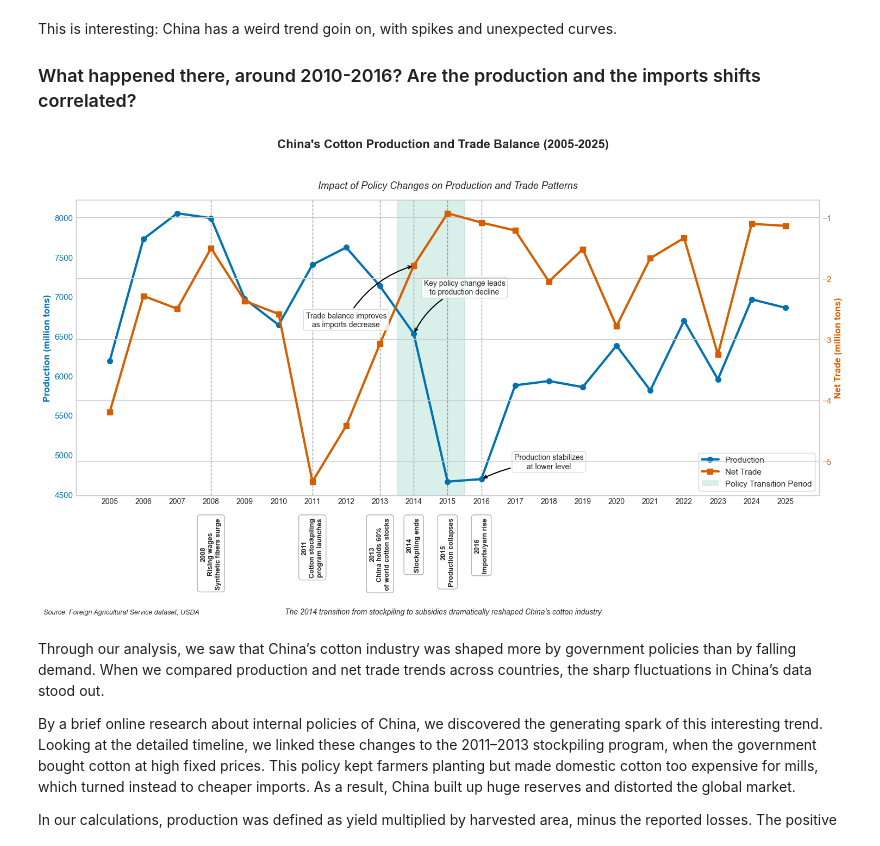
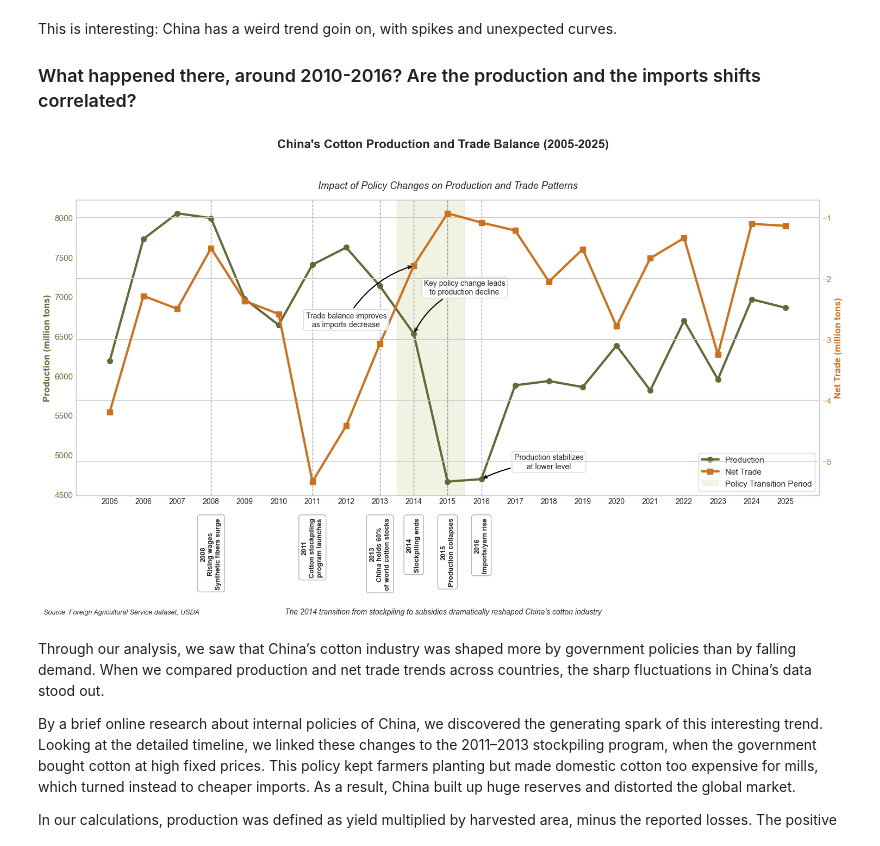
Before and after one commit to GorlemZ/sci-vis, a Jupyter notebook: production/CottonMarket.ipynb, the cells around one changed output. Drawn from its saved outputs; the diff is of its cells as text; code cells hidden in the pictures.

```diff
--- a/production/CottonMarket.ipynb
+++ b/production/CottonMarket.ipynb
@@ -151,9 +159,9 @@ y_range = max_y1 - min_y1
 fig, ax1 = plt.subplots(figsize=(15, 9))
 
 # accessible palette
-prod_color = '#0072B2'
-trade_color = '#D55E00'
-highlight_color = '#009E73'
+prod_color = '#606c38'
+trade_color = '#ca721f'
+highlight_color = '#A0B046'
 annotation_color = '#000000'
 
 # axis 1 = production, blue
@@ -235,39 +243,34 @@ ax1.annotate('Production stabilizes\nat lower level',
             arrowprops=dict(arrowstyle='->', color=annotation_color, lw=1.5,
                            connectionstyle="arc3,rad=.1"),
             fontsize=10, ha='center', bbox=dict(facecolor='white', alpha=0.8,
                                              edgecolor='lightgray', boxstyle='round,pad=0.3'))
 
 # remove visible grid, here is just confusing
 ax1.grid(False, axis='y')
 ax1.grid(False, axis='x')
 
 # legend
 lines = line1 + line2 + [plt.Rectangle((0,0), 1, 1, fc=highlight_color, alpha=0.15)]
 labels = ['Production', 'Net Trade', 'Policy Transition Period']
 legend = ax1.legend(lines, labels, loc='lower right', fontsize=11, frameon=True,
                    framealpha=0.95, edgecolor='lightgray')
 
 # title and subtitle
 plt.suptitle("China's Cotton Production and Trade Balance (2005-2025)",
           fontsize=16, y=0.98, fontweight='bold')
 plt.title("Impact of Policy Changes on Production and Trade Patterns",
           fontsize=13, style='italic', pad=15)
 
-# Data source citation
 fig.text(0.01, 0.01, "Source: Foreign Agricultural Service dataset, USDA",
          fontsize=9, style='italic', ha='left')
-
-# caption
 fig.text(0.5, 0.01, "The 2014 transition from stockpiling to subsidies dramatically reshaped China's cotton industry",
          fontsize=10, ha='center', style='italic')
 
-# layout
 plt.subplots_adjust(bottom=0.25)
-# space for title and source note
 plt.tight_layout(rect=[0, 0.04, 1, 0.95])
 plt.show()
 # %% [output]
-[figure, old version]
+[figure, new version]
 # %% [markdown]
 Through our analysis, we saw that China’s cotton industry was shaped more by government policies than by falling demand. When we compared production and net trade trends across countries, the sharp fluctuations in China’s data stood out.
 
```
Also changed, not shown: parts of 2 cells of this notebook, 12 other files.
